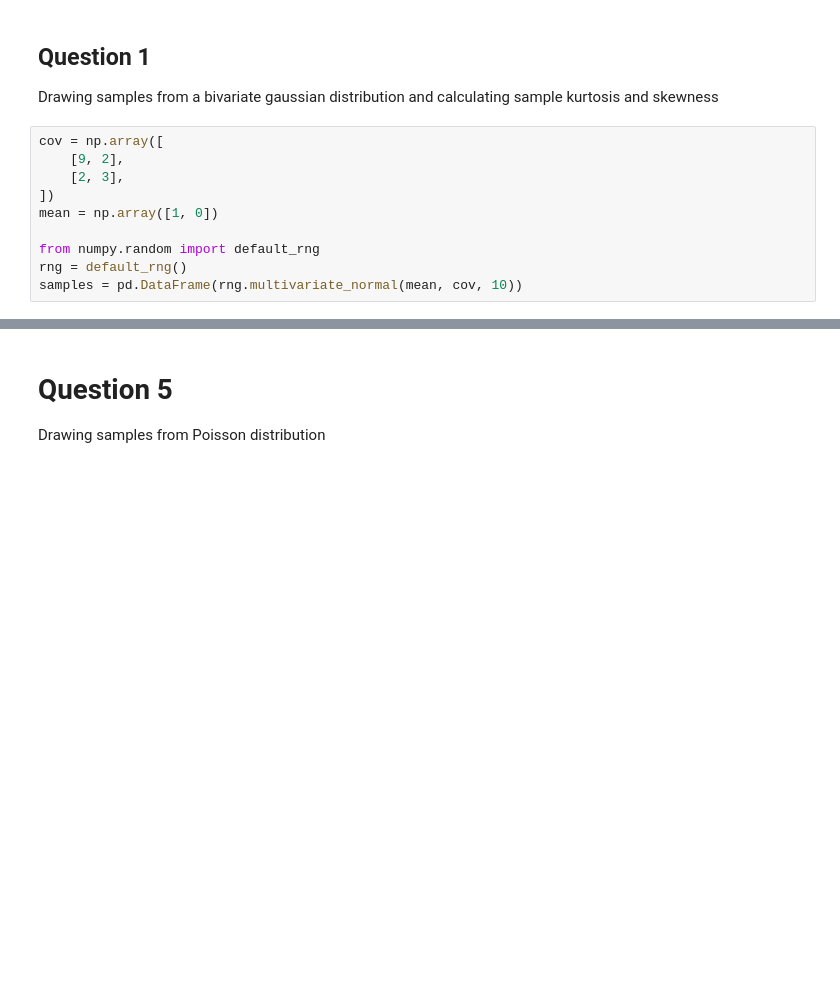
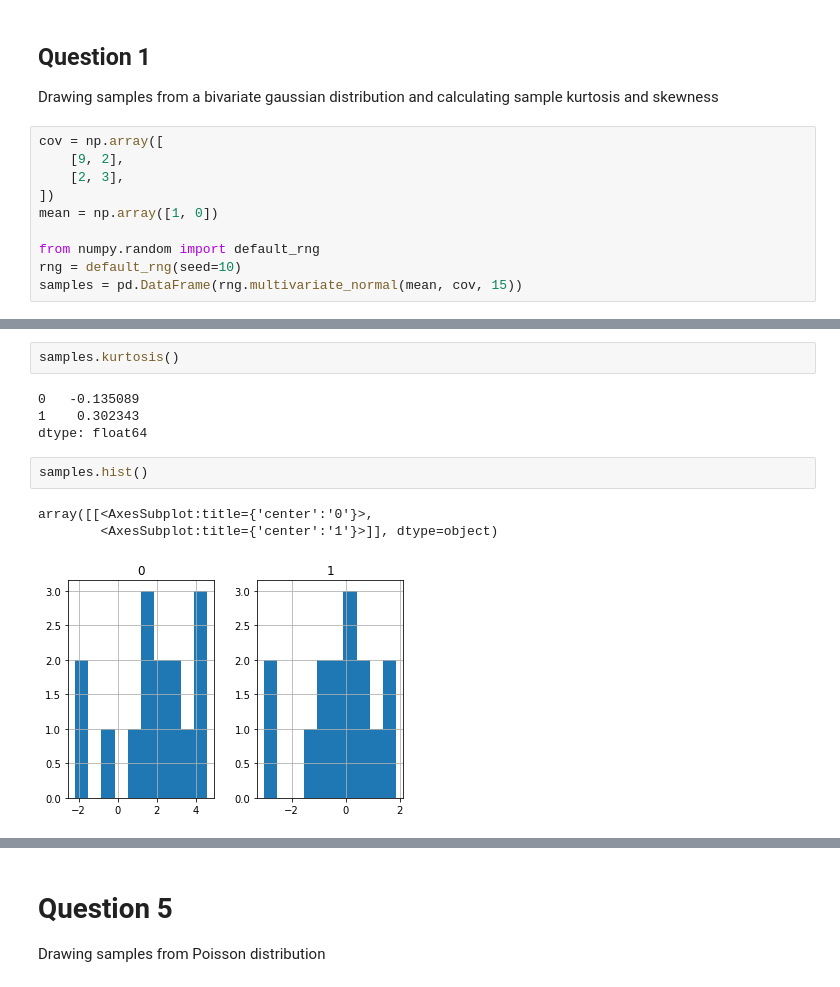
Before and after one commit to arpit-saxena/MTL390, a Jupyter notebook: minor/helper.ipynb, the cells around one changed output, grey strips where cells are left out. Drawn from its saved outputs; the diff is of its cells as text; blank space fills up the shorter version.

```diff
--- a/minor/helper.ipynb
+++ b/minor/helper.ipynb
@@ -13,8 +13,8 @@ cov = np.array([
 mean = np.array([1, 0])
 
 from numpy.random import default_rng
-rng = default_rng()
-samples = pd.DataFrame(rng.multivariate_normal(mean, cov, 10))
+rng = default_rng(seed=10)
+samples = pd.DataFrame(rng.multivariate_normal(mean, cov, 15))
 # %%
 print(samples.to_latex())
 # %% [output]
@@ -36,0 +77,12 @@ print(samples.to_latex())
+# %%
+samples.kurtosis()
+# %% [output]
+0   -0.135089
+1    0.302343
+dtype: float64
+# %%
+samples.hist()
+# %% [output]
+array([[<AxesSubplot:title={'center':'0'}>,
+        <AxesSubplot:title={'center':'1'}>]], dtype=object)
+[figure, added]
```
Also changed, not shown: parts of 8 cells of this notebook, 2 other files.
